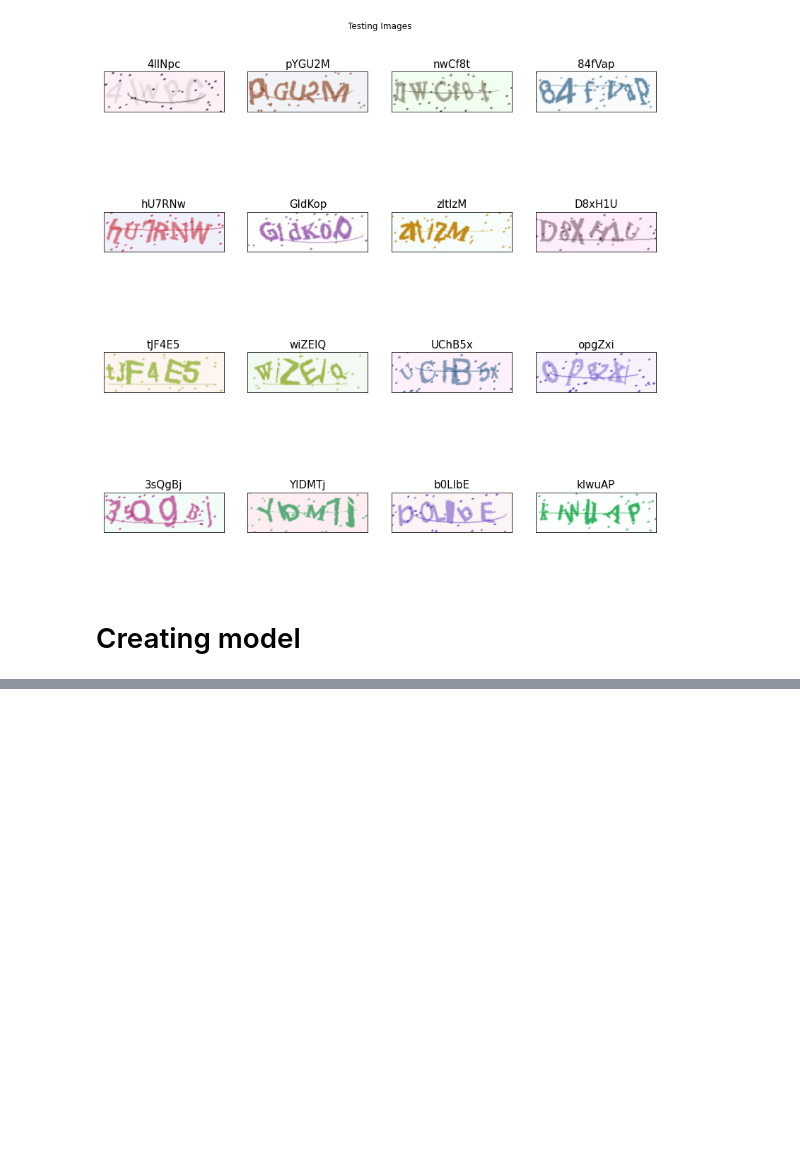
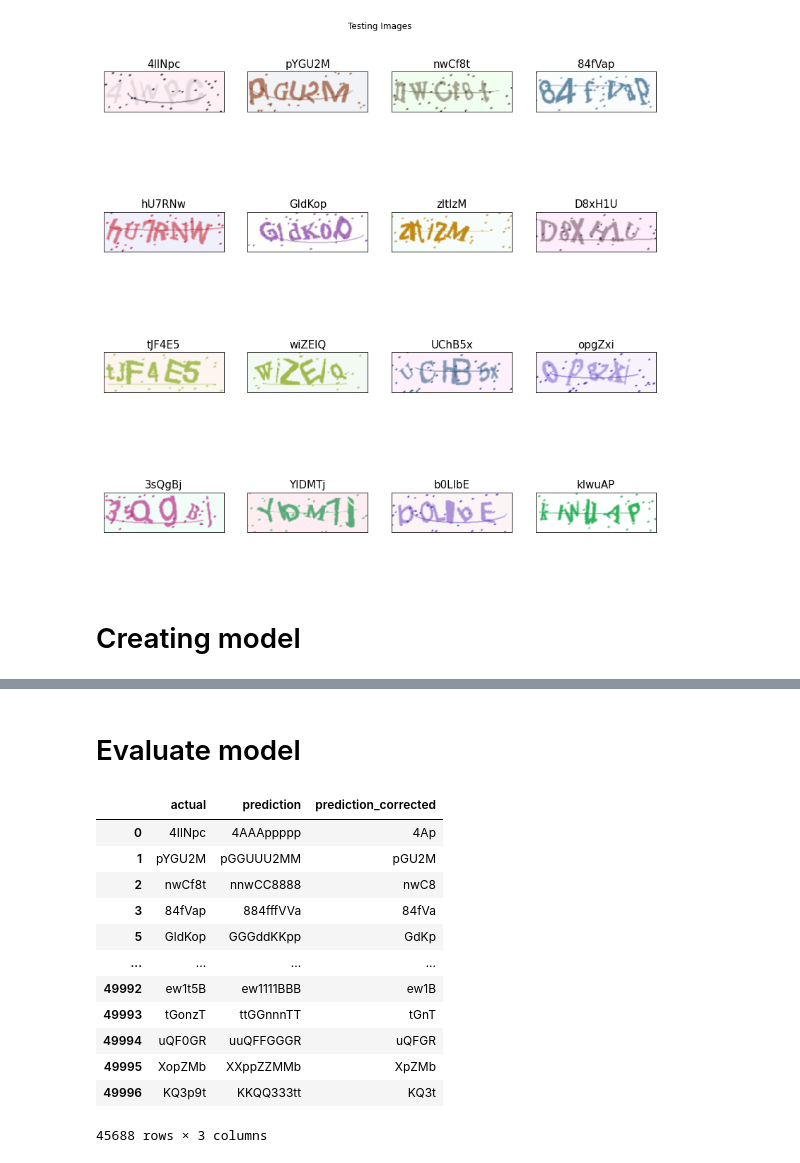
Before and after one commit to Strojove-uceni/final-projects-i_am_not_a_robot, a Jupyter notebook: captcha_model.ipynb, the cells around one changed output, grey strips where cells are left out. Cells and saved outputs as stored; diff of their text form; code cells hidden in the pictures; blank space fills up the shorter version.

```diff
--- a/captcha_model.ipynb
+++ b/captcha_model.ipynb
@@ -224,0 +556,19 @@ for i in range(16):
+# %% [markdown]
+# Evaluate model
+# %%
+mistakes_df = results_test[results_test['actual'] != results_test['prediction_corrected']]
+mistakes_df
+# %% [output]
+|  | actual | prediction | prediction_corrected |
+| 0 | 4IlNpc | 4AAAppppp | 4Ap |
+| 1 | pYGU2M | pGGUUU2MM | pGU2M |
+| 2 | nwCf8t | nnwCC8888 | nwC8 |
+| 3 | 84fVap | 884fffVVa | 84fVa |
+| 5 | GldKop | GGGddKKpp | GdKp |
+| ... | ... | ... | ... |
+| 49992 | ew1t5B | ew1111BBB | ew1B |
+| 49993 | tGonzT | ttGGnnnTT | tGnT |
+| 49994 | uQF0GR | uuQFFGGGR | uQFGR |
+| 49995 | XopZMb | XXppZZMMb | XpZMb |
+| 49996 | KQ3p9t | KKQQ333tt | KQ3t |
+45688 rows × 3 columns
```
Also changed, not shown: parts of 42 cells of this notebook.
